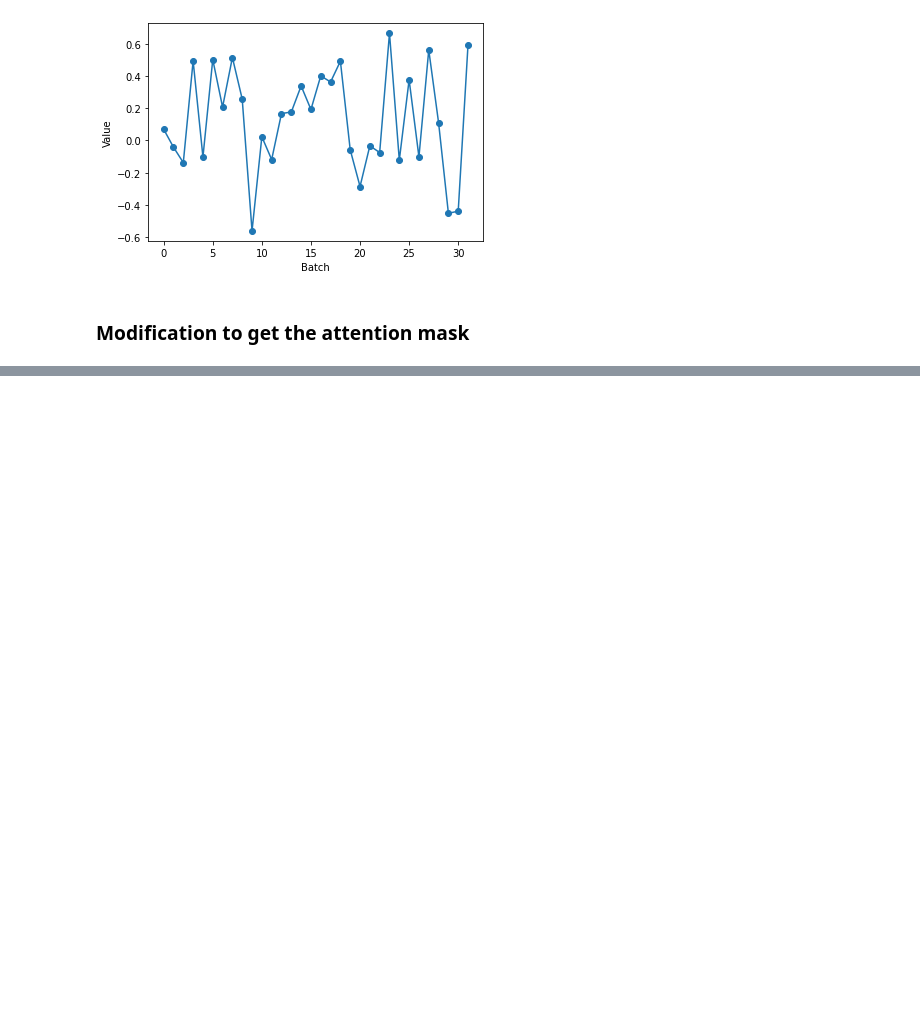
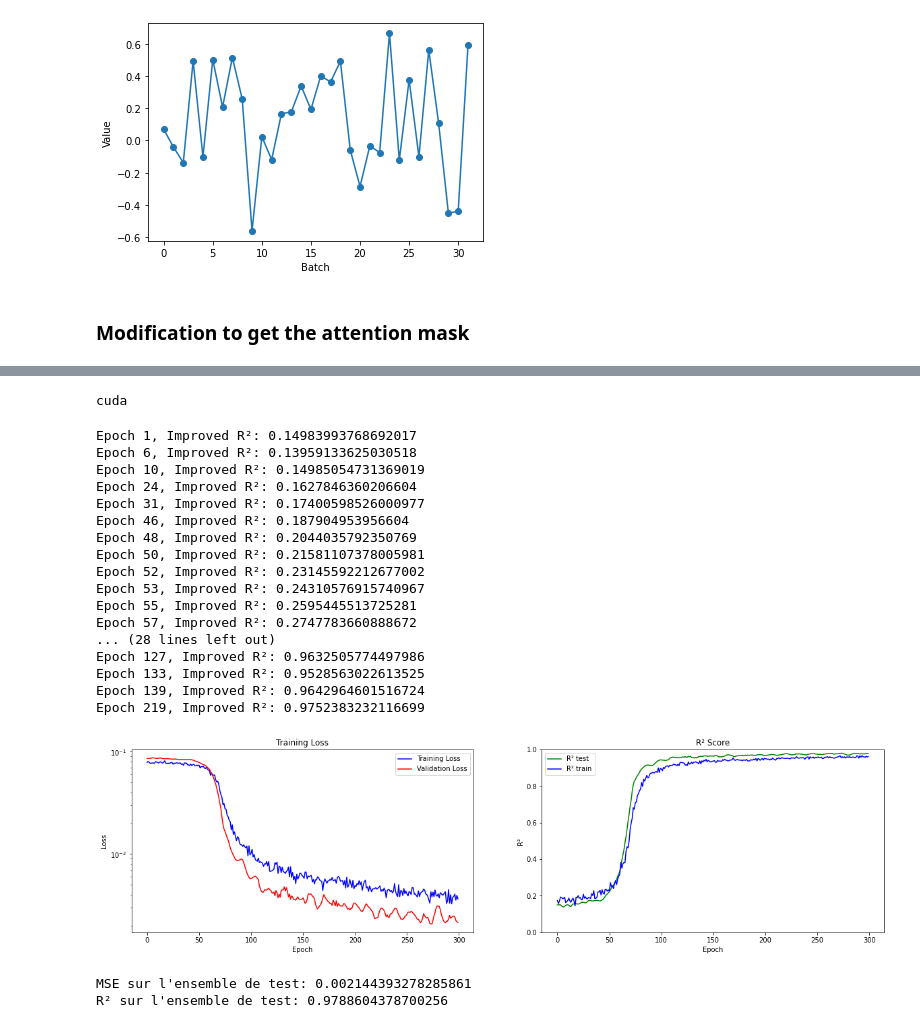
Before and after one commit to DmHoly/Transfert_Learning, a Jupyter notebook: notebooks/transformer.ipynb, the cells around one changed output, grey strips where cells are left out. Saved outputs shown, nothing was run; the diff lists cells and outputs as text; code cells hidden in the pictures; blank space fills up the shorter version.

```diff
--- a/notebooks/transformer.ipynb
+++ b/notebooks/transformer.ipynb
@@ -209,0 +232,28 @@ c = ax.imshow(attention_weights[-1].detach().numpy()[0, :, :])
+# %%
+features, target = generate_time_series_features_pytorch(n_features=3, n_steps=30, noise_level=0.05, n_samples=600)
+
+scaler = StandardScaler()
+num_samples, num_time_steps, num_features = features.shape
+features_reshaped = features.reshape(-1, num_features)
+scaler.fit(features_reshaped)  # Fit sur l'ensemble d'entraînement
+
+# Appliquer la normalisation
+features_normalized = scaler.transform(features_reshaped)
+features_normalized = features_normalized.reshape(num_samples, num_time_steps, num_features)
+
+target_scaler = MinMaxScaler(feature_range=(0, 1))
+target_2d = target.reshape(-1, 1)
+
+# Adapter le scaler à la cible redimensionnée
+target_scaler.fit(target_2d)
+target_normalized = target_scaler.transform(target_2d)
+# %%
+model = TransformerModel(input_dim, hidden_dim, output_dim, num_layers, nhead)
+
+criterion = nn.MSELoss()
+optimizer = optim.Adam(model.parameters(), lr=0.001)
+# %%
+device = torch.device("cuda" if torch.cuda.is_available() else "cpu")
+print(device)
+# %% [output]
+cuda
@@ -209,0 +324,49 @@ c = ax.imshow(attention_weights[-1].detach().numpy()[0, :, :])
+# %%
+
+# 4. Convertissez vos données en tenseurs PyTorch et déplacez-les sur le GPU
+model.to(device)
+features_tensor = torch.tensor(features_normalized, dtype=torch.float32).to(device)
+target_tensor = torch.tensor(target_normalized, dtype=torch.float32).to(device)
+
+# 5. Divisez les données en ensembles d'entraînement et de test
+features_train_tensor, target_train_tensor, features_test_tensor, target_test_tensor = split_data(features_normalized, target_normalized, device)
+# %%
+#train model
+model = train_model(model, optimizer, criterion, features_train_tensor, target_train_tensor, features_test_tensor, target_test_tensor, n_epochs=300, patience=100)
+# %% [output]
+Epoch 1, Improved R²: 0.14983993768692017
+Epoch 6, Improved R²: 0.13959133625030518
+Epoch 10, Improved R²: 0.14985054731369019
+Epoch 24, Improved R²: 0.1627846360206604
+Epoch 31, Improved R²: 0.17400598526000977
+Epoch 46, Improved R²: 0.187904953956604
+Epoch 48, Improved R²: 0.2044035792350769
+Epoch 50, Improved R²: 0.21581107378005981
+Epoch 52, Improved R²: 0.23145592212677002
+Epoch 53, Improved R²: 0.24310576915740967
+Epoch 55, Improved R²: 0.2595445513725281
+Epoch 57, Improved R²: 0.2747783660888672
+... (28 lines left out)
+Epoch 127, Improved R²: 0.9632505774497986
+Epoch 133, Improved R²: 0.9528563022613525
+Epoch 139, Improved R²: 0.9642964601516724
+Epoch 219, Improved R²: 0.9752383232116699
+[figure, added]
+# %%
+# Passage en mode évaluation
+model.eval()
+
+with torch.no_grad():  # Assurez-vous qu'aucun gradient n'est calculé
+    predictions_test = model(features_test_tensor)
+    predictions_train = model(features_train_tensor)
+
+# Calcul de l'erreur quadratique moyenne (MSE) sur l'ensemble de test
+mse_test = torch.mean((predictions_test - target_test_tensor) ** 2)
+print(f'MSE sur l\'ensemble de test: {mse_test.item()}')
+
+# Calcul du R² sur l'ensemble de test
+r2_test = 1 - mse_test / torch.var(target_test_tensor)
+print(f'R² sur l\'ensemble de test: {r2_test.item()}')
+# %% [output]
+MSE sur l'ensemble de test: 0.002144393278285861
+R² sur l'ensemble de test: 0.9788604378700256
```
Also changed, not shown: parts of 11 cells of this notebook, 1 other file.
